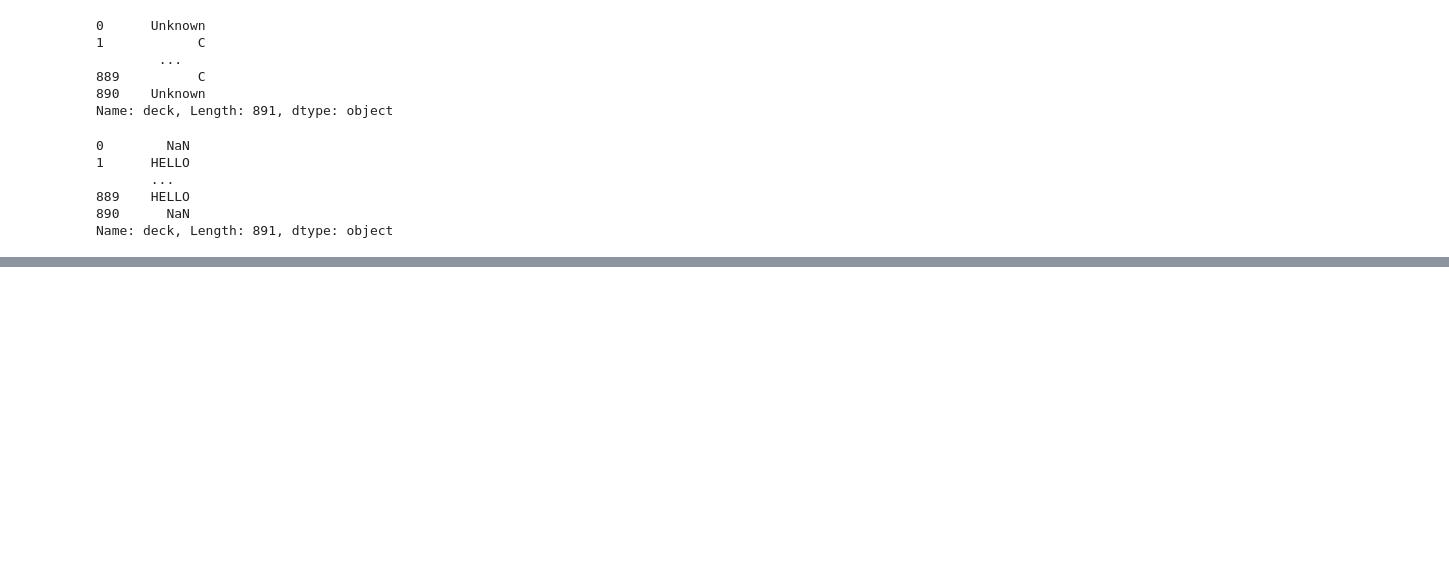
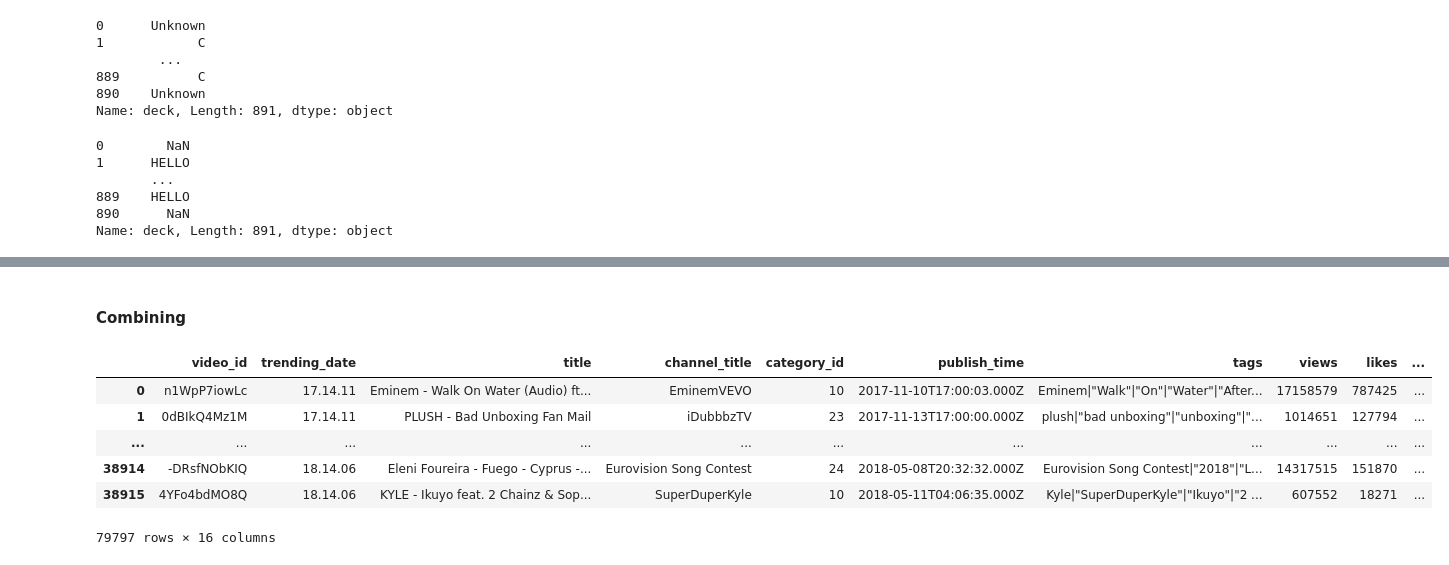
Before and after one commit to baedori99/TIL, a Jupyter notebook: kaggle_study_pandas.ipynb, the cells around one changed output, grey strips where cells are left out. Saved outputs shown, nothing was run; the diff lists cells and outputs as text; code cells hidden in the pictures; blank space fills up the shorter version.

```diff
--- a/kaggle_study_pandas.ipynb
+++ b/kaggle_study_pandas.ipynb
@@ -750,0 +797,20 @@ Name: deck, Length: 891, dtype: object
+# %% [markdown]
+#### Combining
+# %%
+# 3 Combine method
+# concat() - simplest / Given a list of elements, this function will smush those elements together along an axis
+# join()
+# merge()
+
+ca_youtube = pd.read_csv("C:/Users/pps/Desktop/배정환(인턴)/CAvideos.csv")
+gb_youtube = pd.read_csv("C:/Users/pps/Desktop/배정환(인턴)/GBvideos.csv")
+
+pd.concat([ca_youtube, gb_youtube])
+# %% [output]
+|  | video_id | trending_date | title | channel_title | category_id | publish_time | tags | views | likes | ... |
+| 0 | n1WpP7iowLc | 17.14.11 | Eminem - Walk On Water (Audio) ft... | EminemVEVO | 10 | 2017-11-10T17:00:03.000Z | Eminem|"Walk"|"On"|"Water"|"After... | 17158579 | 787425 | ... |
+| 1 | 0dBIkQ4Mz1M | 17.14.11 | PLUSH - Bad Unboxing Fan Mail | iDubbbzTV | 23 | 2017-11-13T17:00:00.000Z | plush|"bad unboxing"|"unboxing"|"... | 1014651 | 127794 | ... |
+| ... | ... | ... | ... | ... | ... | ... | ... | ... | ... | ... |
+| 38914 | -DRsfNObKIQ | 18.14.06 | Eleni Foureira - Fuego - Cyprus -... | Eurovision Song Contest | 24 | 2018-05-08T20:32:32.000Z | Eurovision Song Contest|"2018"|"L... | 14317515 | 151870 | ... |
+| 38915 | 4YFo4bdMO8Q | 18.14.06 | KYLE - Ikuyo feat. 2 Chainz & Sop... | SuperDuperKyle | 10 | 2018-05-11T04:06:35.000Z | Kyle|"SuperDuperKyle"|"Ikuyo"|"2 ... | 607552 | 18271 | ... |
+79797 rows × 16 columns
```
Also changed, not shown: parts of 12 cells of this notebook.
